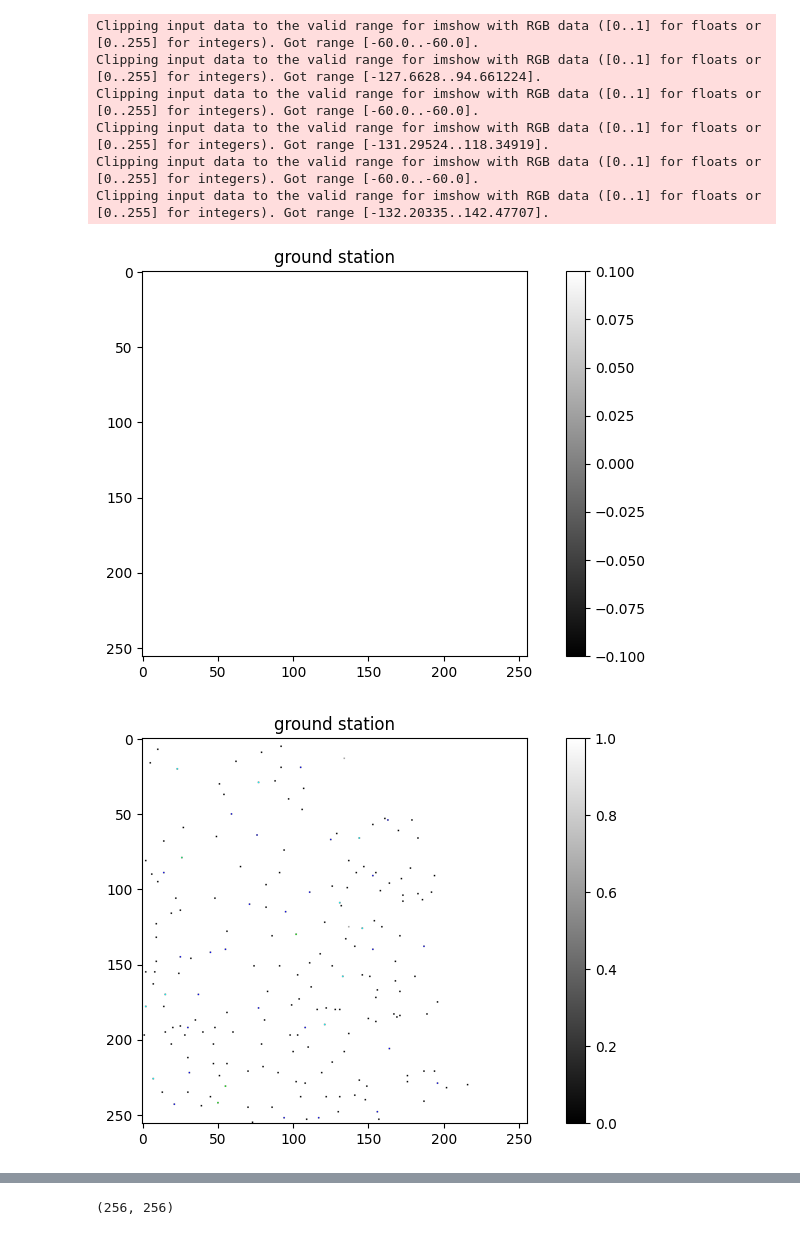
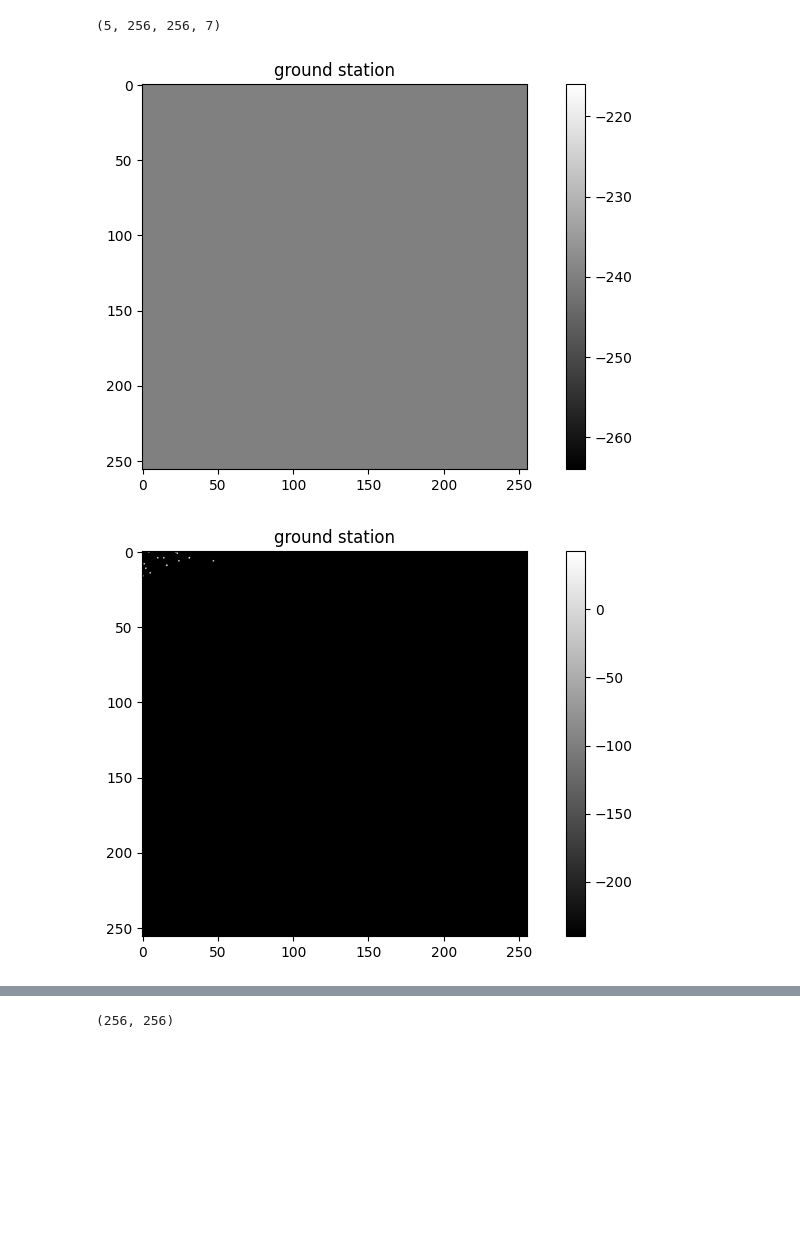
Before and after one commit to meteolibre-dev/meteolibre_dataset, a Jupyter notebook: scripts/visualization_data.ipynb, the cells around one changed output, grey strips where cells are left out. Drawn from its saved outputs; the diff is of its cells as text; code cells hidden in the pictures; blank space fills up the shorter version.

```diff
--- a/scripts/visualization_data.ipynb
+++ b/scripts/visualization_data.ipynb
@@ -97,4 +142,4 @@ class MeteoLibreDataset(torch.utils.data.dataset.Dataset):
 
         return data
 # %%
-dataset = MeteoLibreDataset(directory="/home/adrienbufort/Documents/workspace/meteolibre_dataset/data/hf_dataset/")
+dataset = MeteoLibreDataset(directory="/home/adrienbufort/meteolibre_dataset/data/hf_dataset/")
@@ -101,4 +151,4 @@ dataset = MeteoLibreDataset(directory="/home/adrienbufort/Documents/workspace/me
 # %%
-data = dataset[1233]
+data = dataset[2000]
 print(data.keys())
 # %% [output]
@@ -138,18 +187,16 @@ for i in range(radar_future.shape[0]):
+# %%
+radar_future.shape
+# %% [output]
+(5, 256, 256, 7)
 # %%
 radar_future = data['groundstation_back'] * 60
 
 # we plot the radar_future and the radar_future
 for i in range(radar_future.shape[0]):
     plt.figure(figsize=(10, 5))
-    plt.imshow(radar_future[i], cmap='gray')
+    plt.imshow(radar_future[i, :, :, 0], cmap='gray')
     plt.title('ground station')
     plt.colorbar()
 # %% [output]
-Clipping input data to the valid range for imshow with RGB data ([0..1] for floats or [0..255] for integers). Got range [-60.0..-60.0].
-Clipping input data to the valid range for imshow with RGB data ([0..1] for floats or [0..255] for integers). Got range [-127.6628..94.661224].
-Clipping input data to the valid range for imshow with RGB data ([0..1] for floats or [0..255] for integers). Got range [-60.0..-60.0].
-Clipping input data to the valid range for imshow with RGB data ([0..1] for floats or [0..255] for integers). Got range [-131.29524..118.34919].
-Clipping input data to the valid range for imshow with RGB data ([0..1] for floats or [0..255] for integers). Got range [-60.0..-60.0].
-Clipping input data to the valid range for imshow with RGB data ([0..1] for floats or [0..255] for integers). Got range [-132.20335..142.47707].
-[figure, old version]
+[figure, new version]
-[figure, old version]
+[figure, new version]
```
Also changed, not shown: parts of 8 cells of this notebook, 1 other file.
